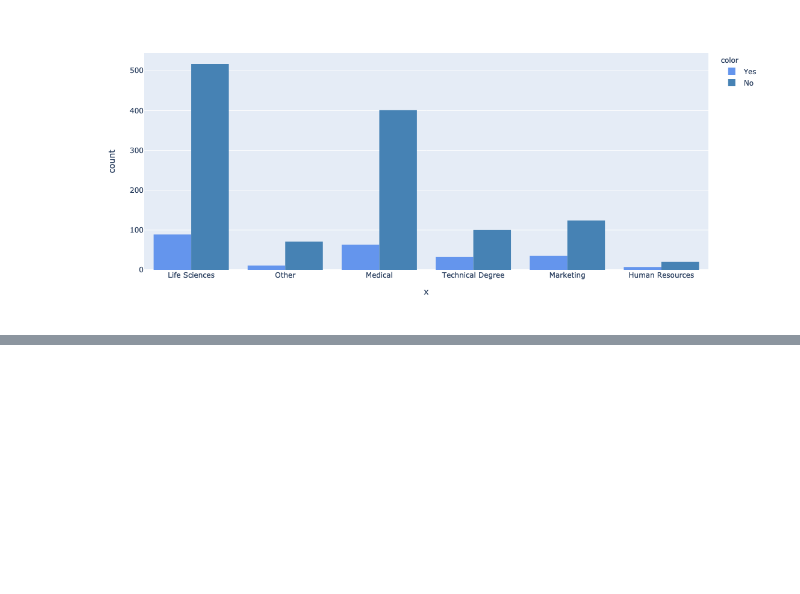
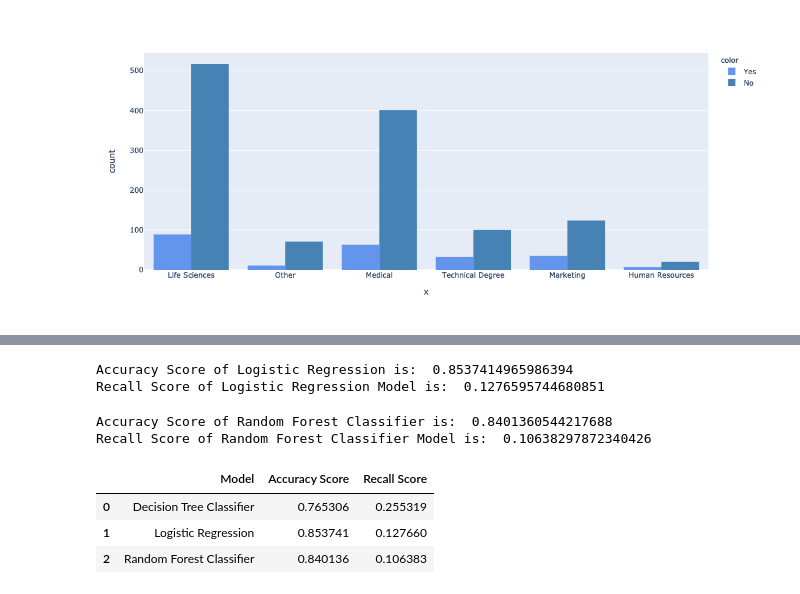
Before and after one commit to qSergio/Intro2ML, a Jupyter notebook: Session3/SupervisedLearning_HRexample.ipynb, the cells around one changed output, grey strips where cells are left out. Cells and saved outputs as stored; diff of their text form; code cells hidden in the pictures; blank space fills up the shorter version.

Commit message:
Adds new models

```diff
--- a/Session3/SupervisedLearning_2.ipynb
+++ b/Session3/SupervisedLearning_HRexample.ipynb
@@ -191,0 +234,6 @@ x_train, x_test, y_train, y_test = train_test_split(x,y, random_state=101, test_
+# %%
+accuracies['Decision Tree Classifier'] = accuracy_score(y_pred, y_test)
+recall['Decision Tree Classifier'] = metrics.recall_score(y_test,y_pred)
+
+print('Accuracy of Decision Tree Classifier is: ', accuracy_score(y_test,y_pred))
+print('Recall Score of Decision Tree Classifier is: ', metrics.recall_score(y_test, y_pred))
@@ -191,0 +262,41 @@ x_train, x_test, y_train, y_test = train_test_split(x,y, random_state=101, test_
+# %%
+lgr = LogisticRegression(max_iter=100000)
+lgr.fit(x_train, y_train)
+
+y_pred = lgr.predict(x_test)
+
+accuracies['Logistic Regression'] = accuracy_score(y_test, y_pred)
+recall['Logistic Regression'] = metrics.recall_score(y_test,y_pred)
+
+print('Accuracy Score of Logistic Regression is: ', accuracy_score(y_test, y_pred))
+print('Recall Score of Logistic Regression Model is: ', metrics.recall_score(y_test, y_pred))
+# %% [output]
+Accuracy Score of Logistic Regression is:  0.8537414965986394
+Recall Score of Logistic Regression Model is:  0.1276595744680851
+# %%
+rf = RandomForestClassifier()
+
+rf.fit(x_train, y_train)
+y_pred = rf.predict(x_test)
+
+
+accuracies['Random Forest Classifier'] = accuracy_score( y_test, y_pred)
+recall['Random Forest Classifier'] = metrics.recall_score(y_test,y_pred)
+
+
+print('Accuracy Score of Random Forest Classifier is: ', accuracy_score(y_test, y_pred))
+print('Recall Score of Random Forest Classifier Model is: ', metrics.recall_score(y_test, y_pred))
+# %% [output]
+Accuracy Score of Random Forest Classifier is:  0.8401360544217688
+Recall Score of Random Forest Classifier Model is:  0.10638297872340426
+# %%
+recall = pd.DataFrame(list(recall.items()), columns=['Model', 'Recall Score'])
+accuracies = pd.DataFrame(list(accuracies.items()),columns=['Model','Accuracy Score'])
+# %%
+accuracies_df = pd.merge(accuracies, recall, on='Model')
+accuracies_df
+# %% [output]
+|  | Model | Accuracy Score | Recall Score |
+| 0 | Decision Tree Classifier | 0.765306 | 0.255319 |
+| 1 | Logistic Regression | 0.853741 | 0.127660 |
+| 2 | Random Forest Classifier | 0.840136 | 0.106383 |
```
Also changed, not shown: parts of 13 cells of this notebook, 1 other file.
